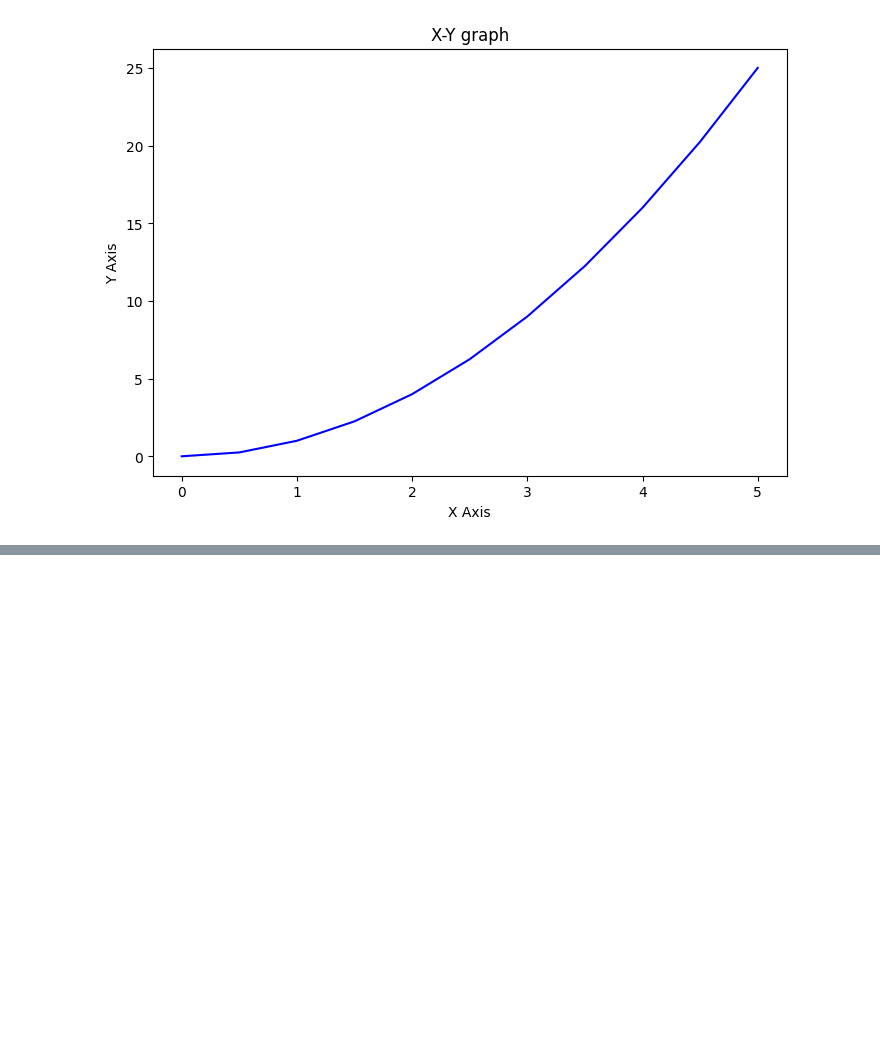
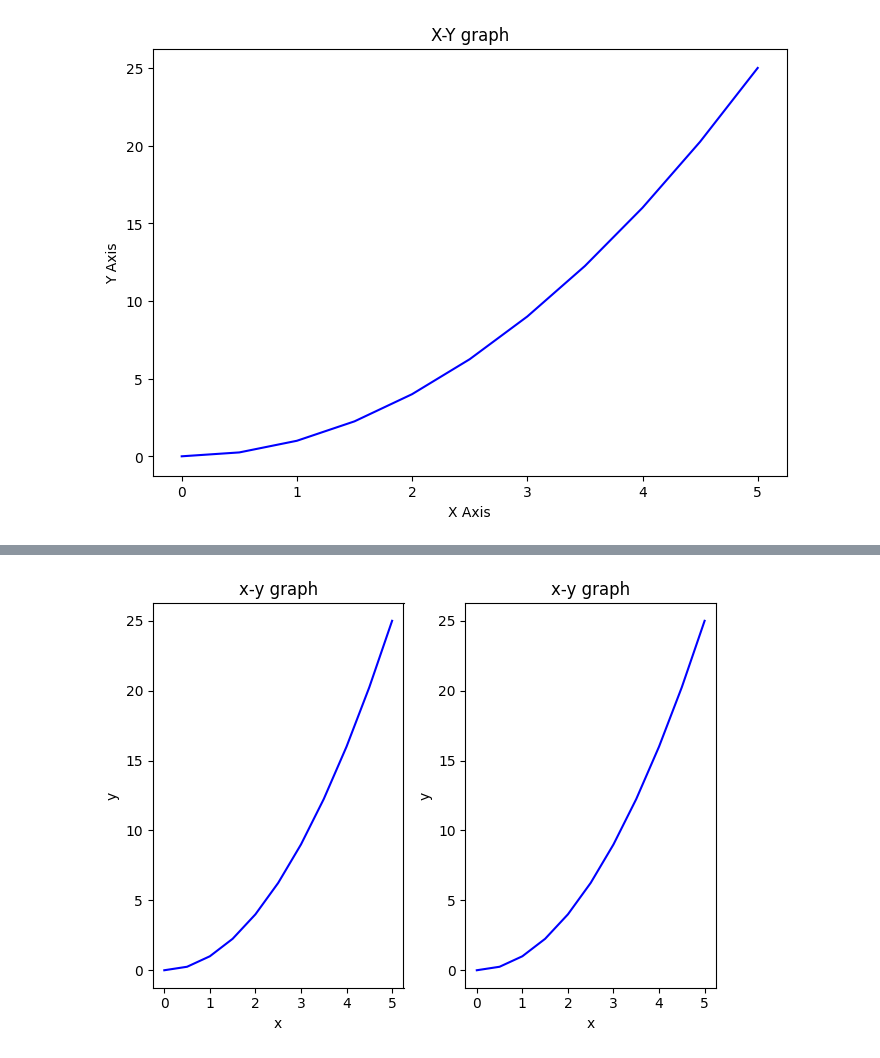
Before and after one commit to ashvikas23/DSL, a Jupyter notebook: prgm3.ipynb, the cells around one changed output, grey strips where cells are left out. Cells and saved outputs as stored; diff of their text form; code cells hidden in the pictures; blank space fills up the shorter version.

```diff
--- a/prgm3.ipynb
+++ b/prgm3.ipynb
@@ -41,0 +76,4 @@ Text(0.5, 1.0, 'X-Y graph')
+# %%
+fig
+# %% [output]
+[figure, added]
```
Also changed, not shown: parts of 5 cells of this notebook.
